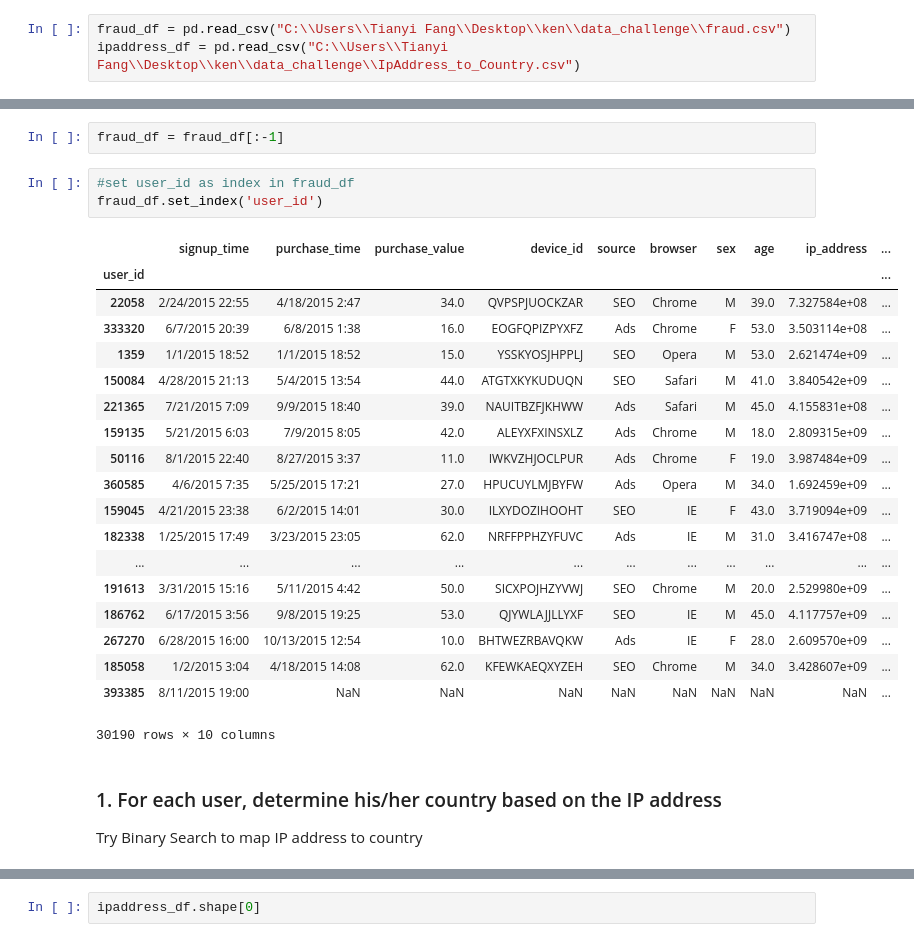
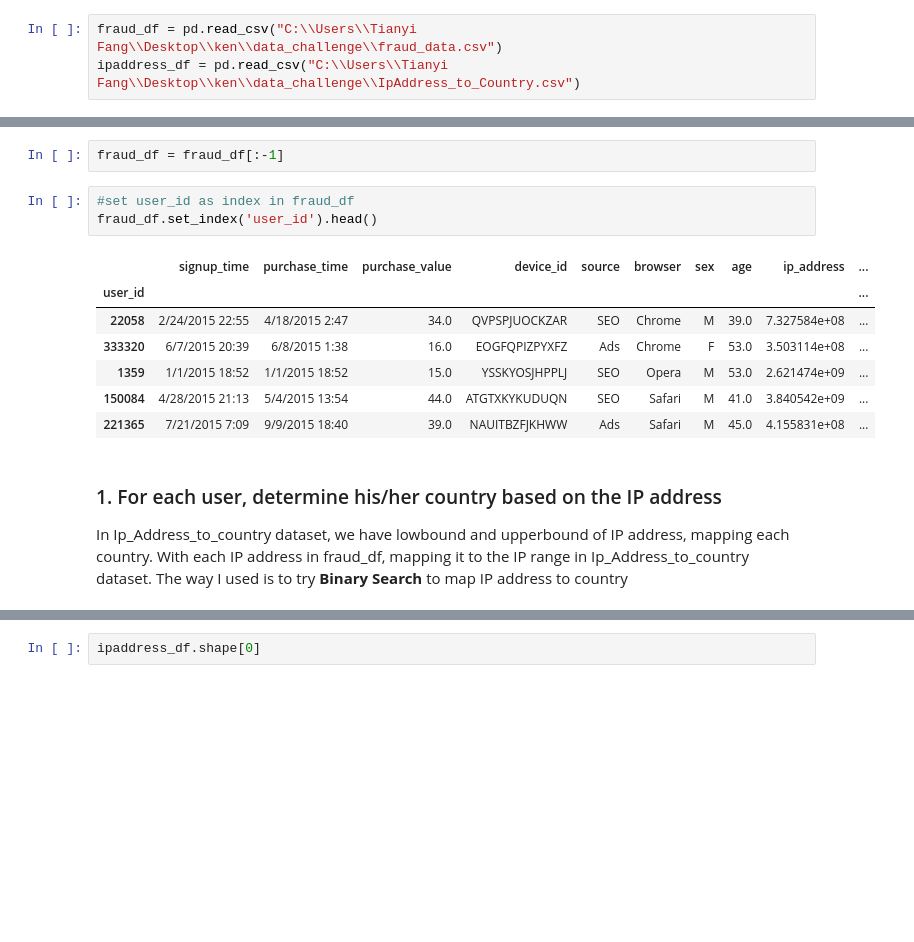
Before and after one commit to joyceft/TakeHomeDataChallenge, a Jupyter notebook: TakeHomeDataChallenge_Fraud.ipynb, the cells around one changed output, grey strips where cells are left out. Saved outputs shown, nothing was run; the diff lists cells and outputs as text; blank space fills up the shorter version.

```diff
--- a/TakeHomeDataChallenge_Fraud.ipynb
+++ b/TakeHomeDataChallenge_Fraud.ipynb
@@ -27,7 +27,7 @@ import matplotlib.pyplot as plt
 %matplotlib inline
 plt.style.use('ggplot')
 # %%
-fraud_df = pd.read_csv("C:\\Users\\Tianyi Fang\\Desktop\\ken\\data_challenge\\fraud.csv")
+fraud_df = pd.read_csv("C:\\Users\\Tianyi Fang\\Desktop\\ken\\data_challenge\\fraud_data.csv")
 ipaddress_df = pd.read_csv("C:\\Users\\Tianyi Fang\\Desktop\\ken\\data_challenge\\IpAddress_to_Country.csv")
 # %%
 pd.DataFrame(ipaddress_df.head())
@@ -109,30 +101,19 @@ Name: 30189, dtype: object
 fraud_df = fraud_df[:-1]
 # %%
 #set user_id as index in fraud_df
-fraud_df.set_index('user_id')
+fraud_df.set_index('user_id').head()
 # %% [output]
 |  | signup_time | purchase_time | purchase_value | device_id | source | browser | sex | age | ip_address | ... |
 | user_id |  |  |  |  |  |  |  |  |  | ... |
 | 22058 | 2/24/2015 22:55 | 4/18/2015 2:47 | 34.0 | QVPSPJUOCKZAR | SEO | Chrome | M | 39.0 | 7.327584e+08 | ... |
 | 333320 | 6/7/2015 20:39 | 6/8/2015 1:38 | 16.0 | EOGFQPIZPYXFZ | Ads | Chrome | F | 53.0 | 3.503114e+08 | ... |
 | 1359 | 1/1/2015 18:52 | 1/1/2015 18:52 | 15.0 | YSSKYOSJHPPLJ | SEO | Opera | M | 53.0 | 2.621474e+09 | ... |
 | 150084 | 4/28/2015 21:13 | 5/4/2015 13:54 | 44.0 | ATGTXKYKUDUQN | SEO | Safari | M | 41.0 | 3.840542e+09 | ... |
 | 221365 | 7/21/2015 7:09 | 9/9/2015 18:40 | 39.0 | NAUITBZFJKHWW | Ads | Safari | M | 45.0 | 4.155831e+08 | ... |
-| 159135 | 5/21/2015 6:03 | 7/9/2015 8:05 | 42.0 | ALEYXFXINSXLZ | Ads | Chrome | M | 18.0 | 2.809315e+09 | ... |
-| 50116 | 8/1/2015 22:40 | 8/27/2015 3:37 | 11.0 | IWKVZHJOCLPUR | Ads | Chrome | F | 19.0 | 3.987484e+09 | ... |
-| 360585 | 4/6/2015 7:35 | 5/25/2015 17:21 | 27.0 | HPUCUYLMJBYFW | Ads | Opera | M | 34.0 | 1.692459e+09 | ... |
-| 159045 | 4/21/2015 23:38 | 6/2/2015 14:01 | 30.0 | ILXYDOZIHOOHT | SEO | IE | F | 43.0 | 3.719094e+09 | ... |
-| 182338 | 1/25/2015 17:49 | 3/23/2015 23:05 | 62.0 | NRFFPPHZYFUVC | Ads | IE | M | 31.0 | 3.416747e+08 | ... |
-| ... | ... | ... | ... | ... | ... | ... | ... | ... | ... | ... |
-| 191613 | 3/31/2015 15:16 | 5/11/2015 4:42 | 50.0 | SICXPOJHZYVWJ | SEO | Chrome | M | 20.0 | 2.529980e+09 | ... |
-| 186762 | 6/17/2015 3:56 | 9/8/2015 19:25 | 53.0 | QJYWLAJJLLYXF | SEO | IE | M | 45.0 | 4.117757e+09 | ... |
-| 267270 | 6/28/2015 16:00 | 10/13/2015 12:54 | 10.0 | BHTWEZRBAVQKW | Ads | IE | F | 28.0 | 2.609570e+09 | ... |
-| 185058 | 1/2/2015 3:04 | 4/18/2015 14:08 | 62.0 | KFEWKAEQXYZEH | SEO | Chrome | M | 34.0 | 3.428607e+09 | ... |
-| 393385 | 8/11/2015 19:00 | NaN | NaN | NaN | NaN | NaN | NaN | NaN | NaN | ... |
-30190 rows × 10 columns
 # %% [markdown]
 ### 1. For each user, determine his/her country based on the IP address
-Try Binary Search to map IP address to country
+In Ip_Address_to_country dataset, we have lowbound and upperbound of IP address, mapping each country. With each IP address in fraud_df, mapping it to the IP range in Ip_Address_to_country dataset. The way I used is to
+try **Binary Search** to map IP address to country
 # %%
 import bisect
 class IPlookupTable(object):
```
Also changed, not shown: parts of 43 cells of this notebook.
